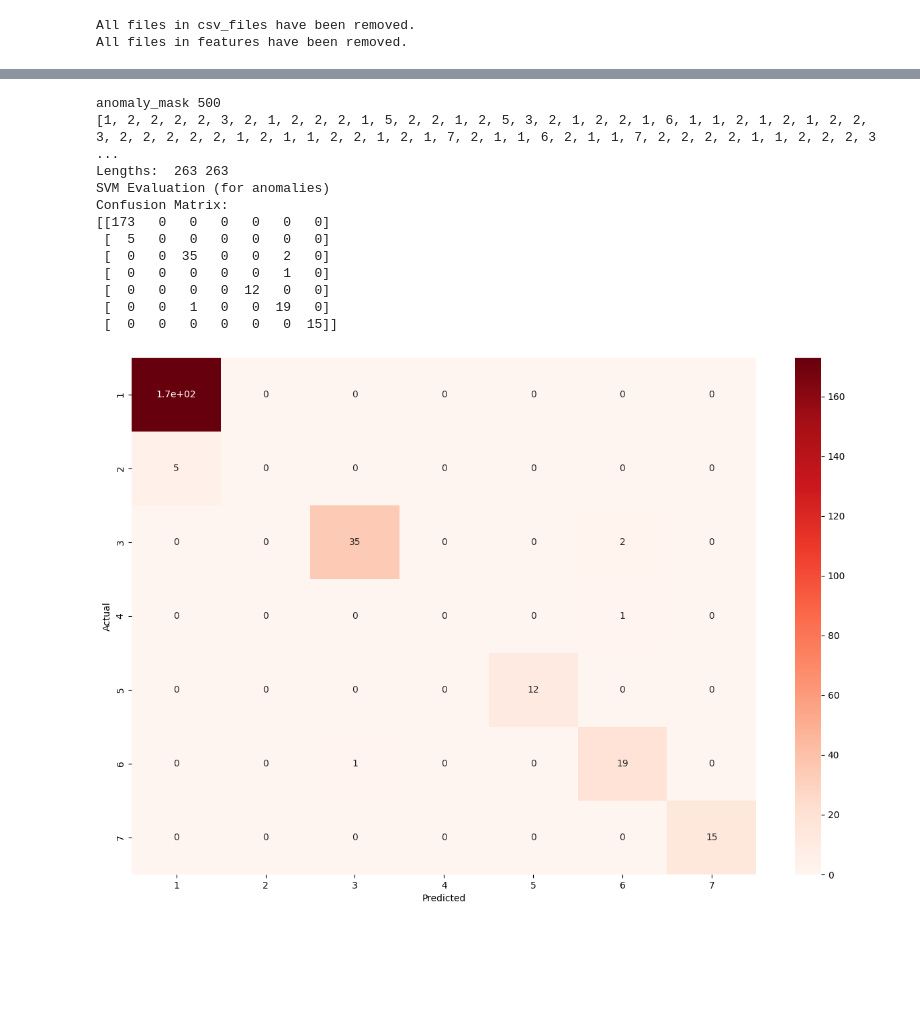
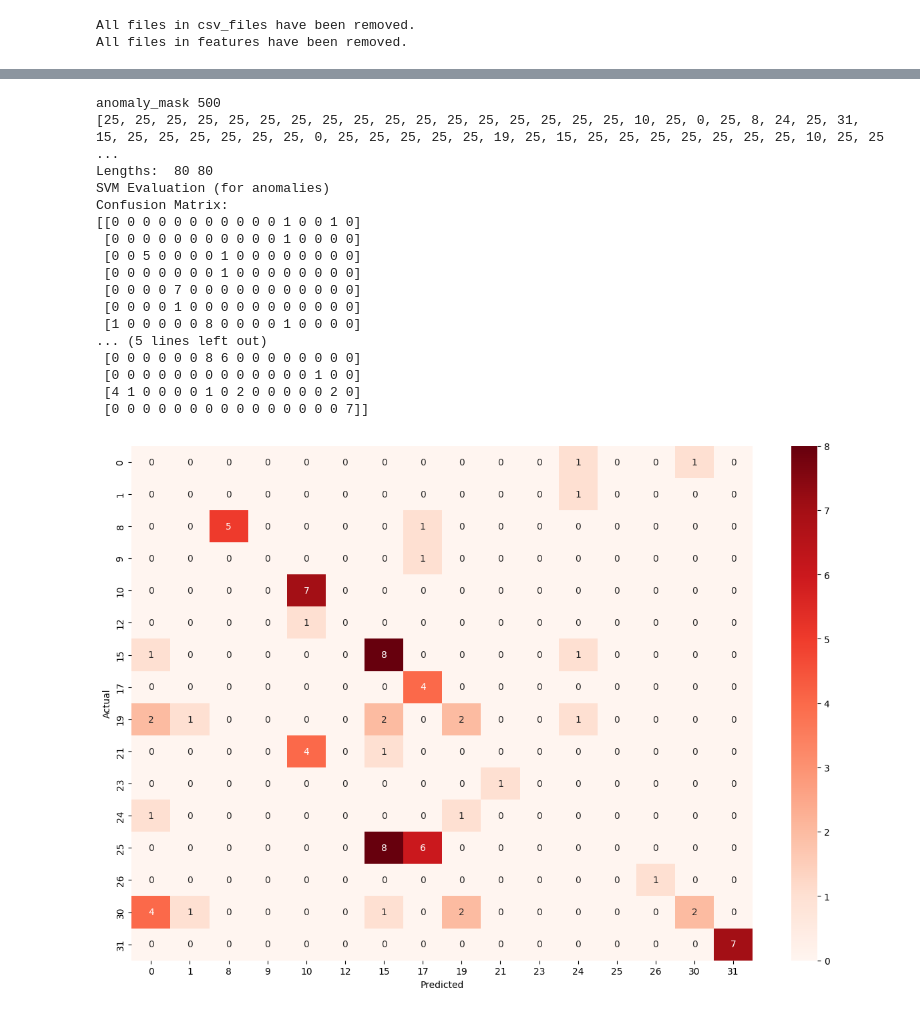
Before and after one commit to brinashong/CS5344_Project, a Jupyter notebook: work/pipeline.ipynb, the cells around one changed output, grey strips where cells are left out. Cells and saved outputs as stored; diff of their text form; code cells hidden in the pictures; blank space fills up the shorter version.

Commit message:
Add thyroid dataset

```diff
--- a/work/pipeline.ipynb
+++ b/work/pipeline.ipynb
@@ -35,7 +56,8 @@ TEST_COUNT = 500
 # all_df, main_labels, config = get_processed_covtype_df()
 # all_df, main_labels, config = get_processed_kdd_df()
 # all_df, main_labels, config = get_processed_cicids_df()
-all_df, main_labels, config = get_processed_unsw_df()
+# all_df, main_labels, config = get_processed_unsw_df()
+all_df, main_labels, config = get_processed_thyroid_df()
 TARGET_COLUMN = config['TARGET_COLUMN']
 NORMAL_TARGET = config['NORMAL_TARGET']
 TARGET_DICT = config['TARGET_DICT']
@@ -104,10 +127,10 @@ X_y_train_df.head()
 # %%
 # Fit and transform the numeric columns
-scaler, X_train_scaled_df = standardise(X_train_df, NUMERICAL_COLUMNS)
+scaler, X_train_scaled_df = common.standardise(X_train_df, NUMERICAL_COLUMNS)
 # print('X_train_scaled_df', X_train_scaled_df)
 
 # Use the same scaler to transform X_test
-scaler, X_test_scaled_df = standardise(X_test_df, NUMERICAL_COLUMNS, scaler=scaler)
+scaler, X_test_scaled_df = common.standardise(X_test_df, NUMERICAL_COLUMNS, scaler=scaler)
 # print('X_test_scaled_df', X_test_scaled_df)
 # %%
 # Loop through each cover type and create a dataset
@@ -357,0 +242,34 @@ Backdoor=["sload","dload","sbytes","dbytes","sinpkt"]
+# %%
+seconds = time.time()
+
+# CSV files names:
+csv_files=os.listdir(OUTPUT_FOLDER)
+print('csv_files',csv_files)
+
+feature_importances = {}
+SVMs = {}
+
+process_csv_with_args = partial(
+        common.process_csv,
+        main_labels=main_labels,
+        target_column=TARGET_COLUMN,
+        normal_target=NORMAL_TARGET,
+        numerical_columns=NUMERICAL_COLUMNS,
+        output_folder=OUTPUT_FOLDER,
+        scaler=scaler
+    )
+
+with ProcessPoolExecutor() as executor:
+        results = list(executor.map(process_csv_with_args, csv_files))
+
+# Collect results from the futures
+for label, important_features, svm, impor_bars in results:
+    feature_importances[label] = important_features
+    SVMs[label] = svm
+
+    # Show feature importance
+    common.show_feature_importance(impor_bars, label, FEATURE_FOLDER)
+    print("-----------------------------------------------------------------------------------------------\n\n\n\n")
+
+print('feature_importances:', feature_importances)
+print("Total operation time: =", time.time() - seconds, "seconds")
@@ -445,34 +500,39 @@ Total operation time: =  1.926321268081665 seconds
 # %%
 # Now evaluate SVM predictions only for the anomalies detected by KNN
 # Create a mask for test instances that KNN classified as anomalies
 anomaly_mask = knn_predictions != NORMAL_TARGET  # Assuming normal_target is your normal class
 print('anomaly_mask', len(anomaly_mask))
 
 # Get true labels and predictions for anomalies
 svm_predictions_actual = [t[1] for t in svm_predictions]
 print(svm_predictions_actual)
 # svm_predictions_actual = np.array(svm_predictions_actual)
 svm_predictions_actual_df = pd.DataFrame(svm_predictions_actual, columns=[TARGET_COLUMN])
 y_test_anomalies_df = y_test_df[anomaly_mask]
 svm_predictions_anomalies_df = svm_predictions_actual_df[anomaly_mask]
 print('Lengths: ', len(y_test_anomalies_df), len(svm_predictions_anomalies_df))
 
 # Evaluate SVM only on the anomalies
-evaluate(y_test_anomalies_df, svm_predictions_anomalies_df, heading='SVM Evaluation (for anomalies)')
+common.evaluate(y_test_anomalies_df, svm_predictions_anomalies_df, heading='SVM Evaluation (for anomalies)')
 # %% [output]
 anomaly_mask 500
-[1, 2, 2, 2, 2, 3, 2, 1, 2, 2, 2, 1, 5, 2, 2, 1, 2, 5, 3, 2, 1, 2, 2, 1, 6, 1, 1, 2, 1, 2, 1, 2, 2, 3, 2, 2, 2, 2, 2, 1, 2, 1, 1, 2, 2, 1, 2, 1, 7, 2, 1, 1, 6, 2, 1, 1, 7, 2, 2, 2, 2, 1, 1, 2, 2, 2, 3 ...
-Lengths:  263 263
+[25, 25, 25, 25, 25, 25, 25, 25, 25, 25, 25, 25, 25, 25, 25, 25, 25, 10, 25, 0, 25, 8, 24, 25, 31, 15, 25, 25, 25, 25, 25, 25, 0, 25, 25, 25, 25, 25, 19, 25, 15, 25, 25, 25, 25, 25, 25, 25, 10, 25, 25 ...
+Lengths:  80 80
 SVM Evaluation (for anomalies)
 Confusion Matrix:
-[[173   0   0   0   0   0   0]
- [  5   0   0   0   0   0   0]
- [  0   0  35   0   0   2   0]
- [  0   0   0   0   0   1   0]
- [  0   0   0   0  12   0   0]
- [  0   0   1   0   0  19   0]
- [  0   0   0   0   0   0  15]]
+[[0 0 0 0 0 0 0 0 0 0 0 1 0 0 1 0]
+ [0 0 0 0 0 0 0 0 0 0 0 1 0 0 0 0]
+ [0 0 5 0 0 0 0 1 0 0 0 0 0 0 0 0]
+ [0 0 0 0 0 0 0 1 0 0 0 0 0 0 0 0]
+ [0 0 0 0 7 0 0 0 0 0 0 0 0 0 0 0]
+ [0 0 0 0 1 0 0 0 0 0 0 0 0 0 0 0]
+ [1 0 0 0 0 0 8 0 0 0 0 1 0 0 0 0]
+... (5 lines left out)
+ [0 0 0 0 0 0 8 6 0 0 0 0 0 0 0 0]
+ [0 0 0 0 0 0 0 0 0 0 0 0 0 1 0 0]
+ [4 1 0 0 0 0 1 0 2 0 0 0 0 0 2 0]
+ [0 0 0 0 0 0 0 0 0 0 0 0 0 0 0 7]]
-[figure, old version]
+[figure, new version]
 Classification Report:
               precision    recall  f1-score   support
 
```
Also changed, not shown: parts of 18 cells of this notebook, 25 other files.
